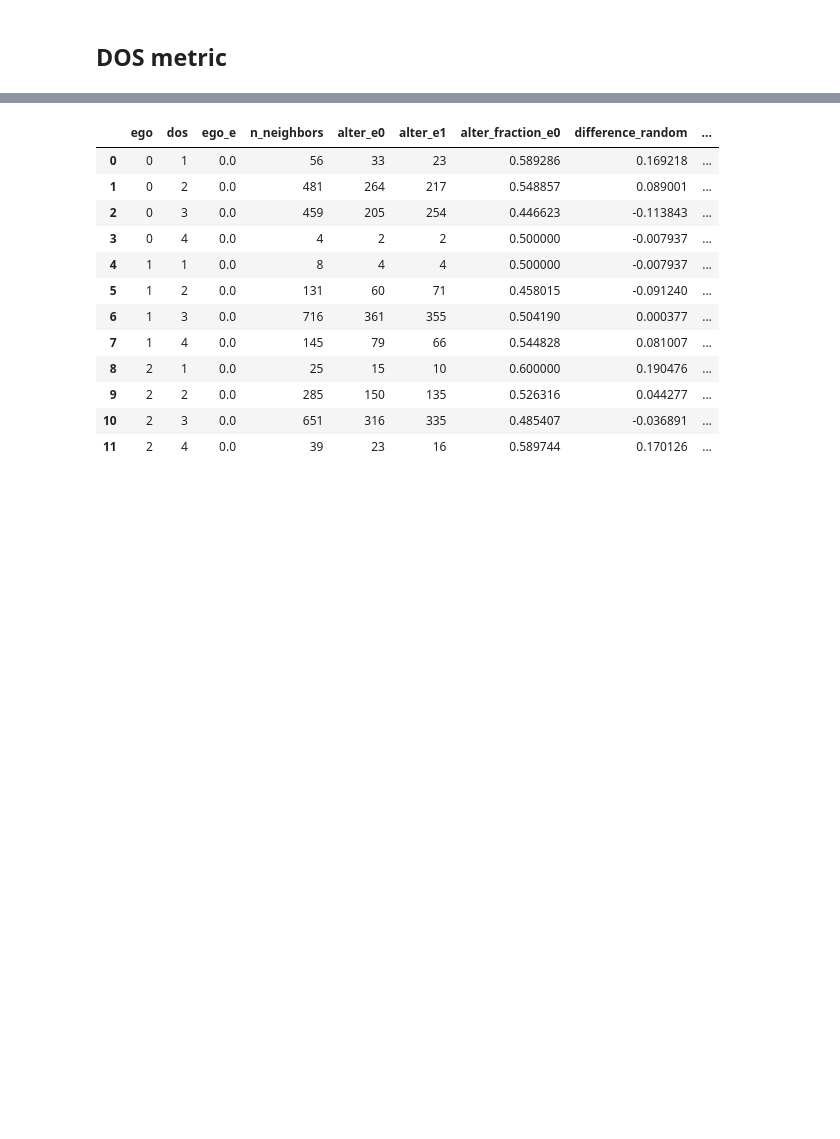
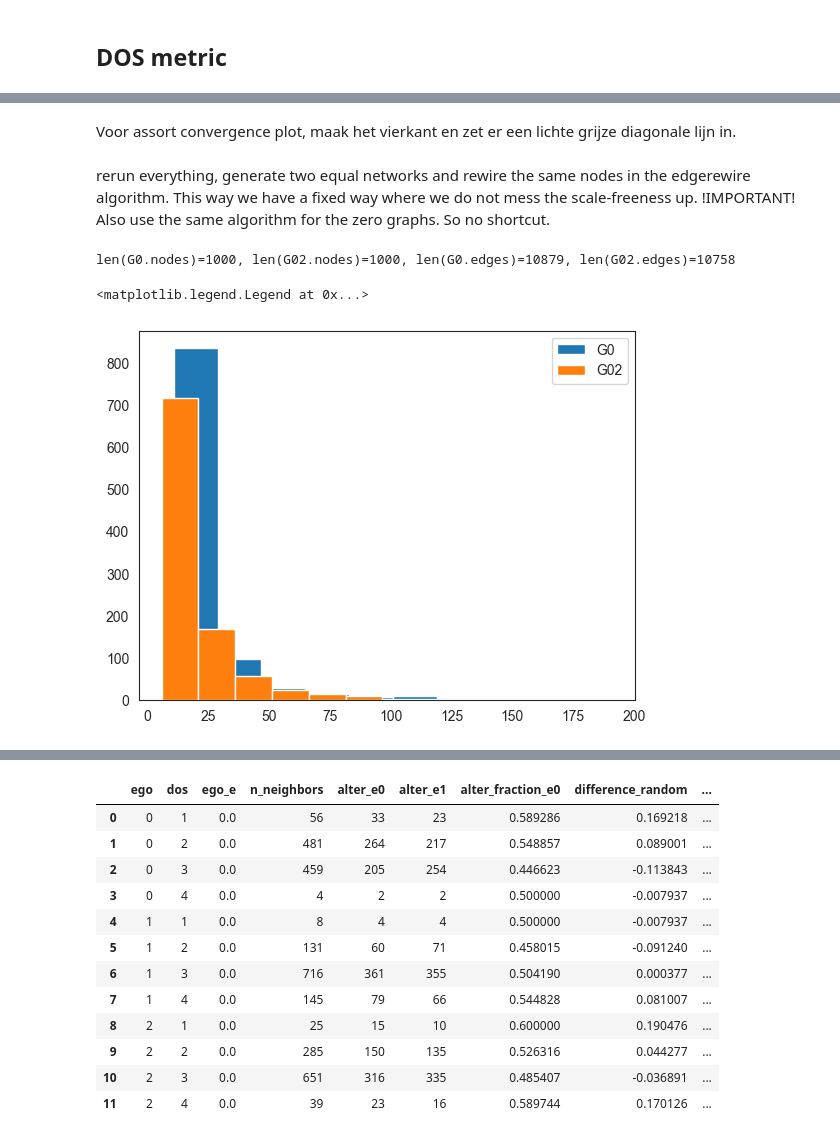
Before and after one commit to popoiopo/Loneliness_Clustering, a Jupyter notebook: test.ipynb, the cells around one changed output, grey strips where cells are left out. Cells and saved outputs as stored; diff of their text form; code cells hidden in the pictures; blank space fills up the shorter version.

Commit message:
Implemented network generation system

```diff
--- a/test.ipynb
+++ b/test.ipynb
@@ -97,16 +109,17 @@ for row_id, point in enumerate(conf["points"][0]):
     # for column_id, point in enumerate(row):
     model_path = f"p{'-'.join(str(np.round(p,2)) for p in point)}_b{conf['beta']}_sd{conf['sim_dur']}"
     point = str(point)
-    pearsons.setdefault(point, {"x":[], "y":[], "std":[]})
+    pearsons.setdefault(point, {"x": [], "y": [], "std": []})
     patches = []
     for a in conf["a_s"]:
         dyn_data_path = os.path.join(
-            conf["base_path"], conf["dyn_path"], conf_path, str(a), model_path)
+            conf["base_path"], conf["dyn_path"], conf_path, str(a), model_path
+        )
 
         x, y = [], []
         for idx, file in enumerate(os.listdir(dyn_data_path)):
             # Opening JSON file
-            with open(os.path.join(dyn_data_path, file), 'r') as f:
+            with open(os.path.join(dyn_data_path, file), "r") as f:
                 d = json.load(f)
                 x.append(d["pearsons"][0])
                 y.append(d["pearsons"][-1])
@@ -117,13 +130,25 @@ for row_id, point in enumerate(conf["points"][0]):
         pearsons[point]["std"].append(np.std(y))
 
     ax.plot(pearsons[point]["x"], pearsons[point]["y"], label=point)
-    ax.fill_between(pearsons[point]["x"], np.array(pearsons[point]["y"])-np.array(pearsons[point]["std"]),
-                np.array(pearsons[point]["y"])+np.array(pearsons[point]["std"]), zorder=10, alpha=0.5)
+    ax.fill_between(
+        pearsons[point]["x"],
+        np.array(pearsons[point]["y"]) - np.array(pearsons[point]["std"]),
+        np.array(pearsons[point]["y"]) + np.array(pearsons[point]["std"]),
+        zorder=10,
+        alpha=0.5,
+    )
 
 plt.legend()
 gf.set_frame(ax=ax)
-set_labels_and_titles(ax=ax, title=f"", xlabel=r"$\rho_0$",
-                        ylabel=r"$\rho_t$", tick_size=16, label_size=16, title_size=18)
+set_labels_and_titles(
+    ax=ax,
+    title=f"",
+    xlabel=r"$\rho_0$",
+    ylabel=r"$\rho_t$",
+    tick_size=16,
+    label_size=16,
+    title_size=18,
+)
 plt.tight_layout()
 plt.show()
 # %% [output]
@@ -202,0 +311,29 @@ df
+# %% [markdown]
+Voor assort convergence plot, maak het vierkant en zet er een lichte grijze diagonale lijn in.
+# %% [markdown]
+rerun everything, generate two equal networks and rewire the same nodes in the edgerewire algorithm. This way we have a fixed way where we do not mess the scale-freeness up. !IMPORTANT!
+Also use the same algorithm for the zero graphs. So no shortcut.
+# %%
+model_path = f"p{'-'.join(str(np.round(p,2)) for p in [0,0,1])}_b{conf['beta']}_sd{conf['sim_dur']}"
+t0_assort_dir_path = os.path.join(
+    conf["base_path"], conf["tt_path"], conf_path, str(0), model_path
+)
+G0 = nx.read_gml(os.path.join(t0_assort_dir_path, "0.gml"))
+# %%
+model_path = f"p{'-'.join(str(np.round(p,2)) for p in [0,0,1])}_b{conf['beta']}_sd{conf['sim_dur']}"
+t0_assort_dir_path = os.path.join(
+    conf["base_path"], conf["tt_path"], conf_path, str(0.2), model_path
+)
+G02 = nx.read_gml(os.path.join(t0_assort_dir_path, "0.gml"))
+# %%
+print(f"{len(G0.nodes)=}, {len(G02.nodes)=}, {len(G0.edges)=}, {len(G02.edges)=}")
+# %% [output]
+len(G0.nodes)=1000, len(G02.nodes)=1000, len(G0.edges)=10879, len(G02.edges)=10758
+# %%
+plt.hist(dict(G0.degree).values(), label="G0")
+plt.hist(dict(G02.degree).values(), label="G02")
+
+plt.legend()
+# %% [output]
+<matplotlib.legend.Legend at 0x...>
+[figure, added]
```
Also changed, not shown: parts of 18 cells of this notebook, 26 other files.
